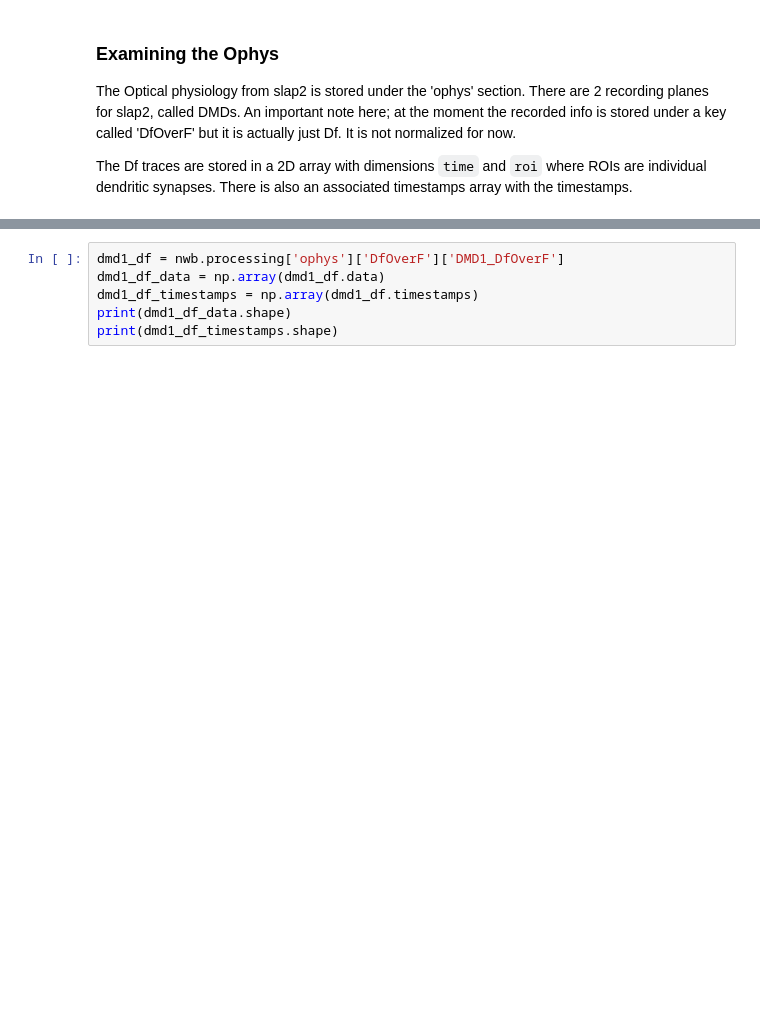
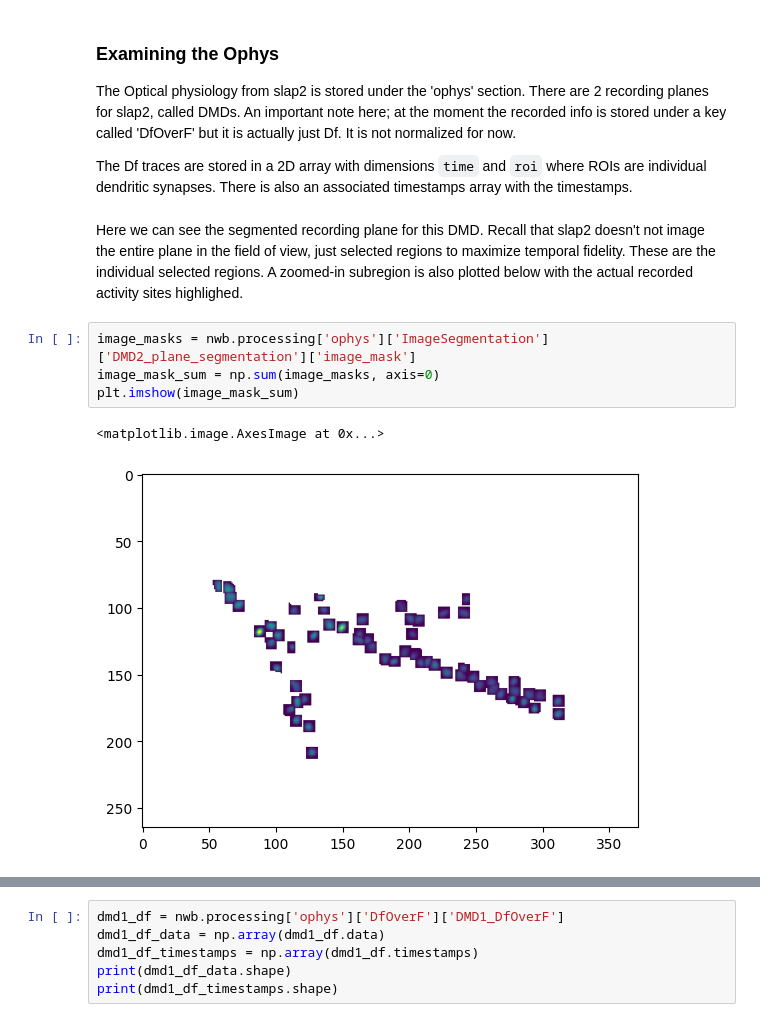
Before and after one commit to AllenNeuralDynamics/openscope-community-predictive-processing, a Jupyter notebook: docs/notebooks/pilot_analysis_rfs.ipynb, the cells around one changed output, grey strips where cells are left out. Cells and saved outputs as stored; diff of their text form; blank space fills up the shorter version.

```diff
--- a/docs/notebooks/pilot_analysis_rfs.ipynb
+++ b/docs/notebooks/pilot_analysis_rfs.ipynb
@@ -168,3 +177,12 @@ plt.savefig(output_dir / 'positions_hist.png')
 The Optical physiology from slap2 is stored under the 'ophys' section. There are 2 recording planes for slap2, called DMDs. An important note here; at the moment the recorded info is stored under a key called 'DfOverF' but it is actually just Df. It is not normalized for now.
 
 The Df traces are stored in a 2D array with dimensions `time` and `roi` where ROIs are individual dendritic synapses. There is also an associated timestamps array with the timestamps.
+# %% [markdown]
+Here we can see the segmented recording plane for this DMD. Recall that slap2 doesn't not image the entire plane in the field of view, just selected regions to maximize temporal fidelity. These are the individual selected regions. A zoomed-in subregion is also plotted below with the actual recorded activity sites highlighed.
+# %%
+image_masks = nwb.processing['ophys']['ImageSegmentation']['DMD2_plane_segmentation']['image_mask']
+image_mask_sum = np.sum(image_masks, axis=0)
+plt.imshow(image_mask_sum)
+# %% [output]
+<matplotlib.image.AxesImage at 0x...>
+[figure, added]
```
Also changed, not shown: parts of 8 cells of this notebook.
